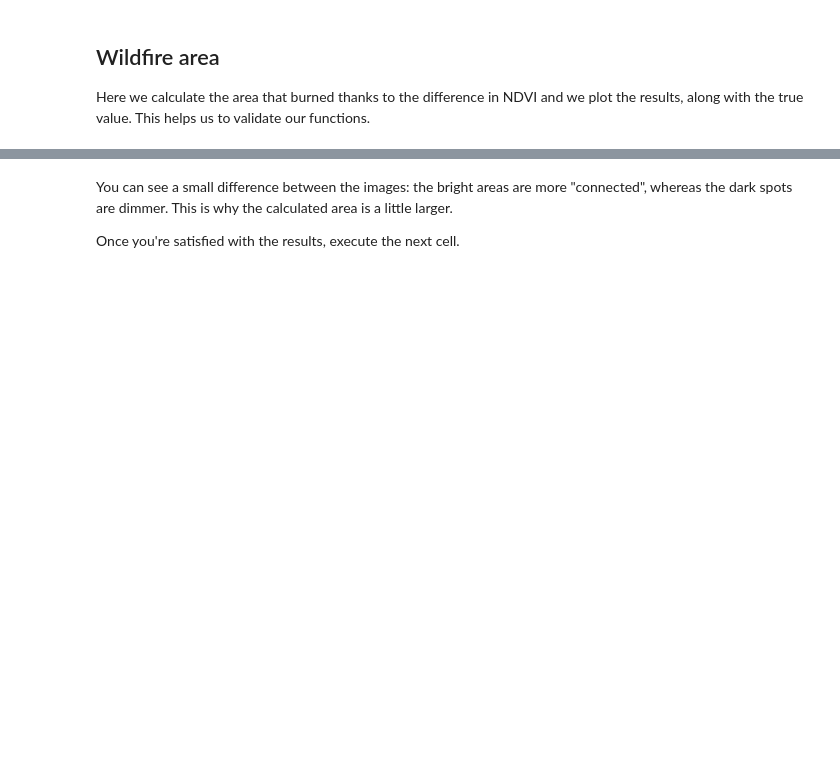
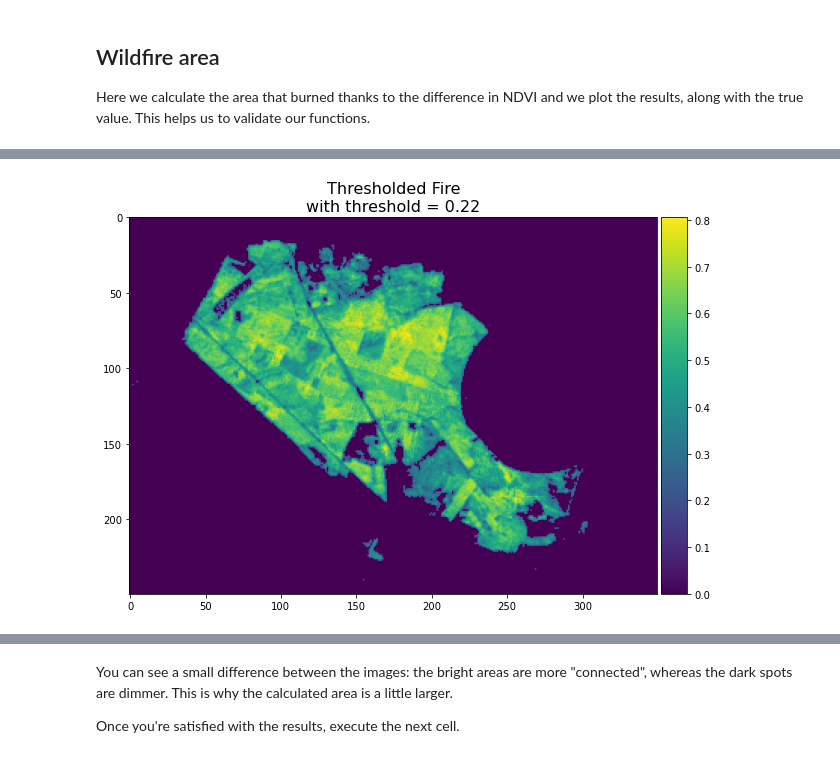
Before and after one commit to jayalabanda/projet-CNES, a Jupyter notebook: main.ipynb, the cells around one changed output, grey strips where cells are left out. Cells and saved outputs as stored; diff of their text form; code cells hidden in the pictures; blank space fills up the shorter version.

```diff
--- a/main.ipynb
+++ b/main.ipynb
@@ -215,8 +243,9 @@ while True:
         print('Please enter a valid number.')
 # %%
 tmp = ip.threshold_filter(fire, threshold)
-plt.figure(figsize=(8, 6))
-ip.imshow(tmp, 'Thresholded Fire')
+ax = ip.imshow(tmp, figsize=(10, 10), title=f'Thresholded Fire\nwith threshold = {threshold}')
 plt.show()
+# %% [output]
+[figure, added]
 # %%
 print('Calculated area:', round(ip.calculate_area(tmp, diff) * 100, 4), 'ha.')
```
Also changed, not shown: parts of 34 cells of this notebook, 6 other files.
